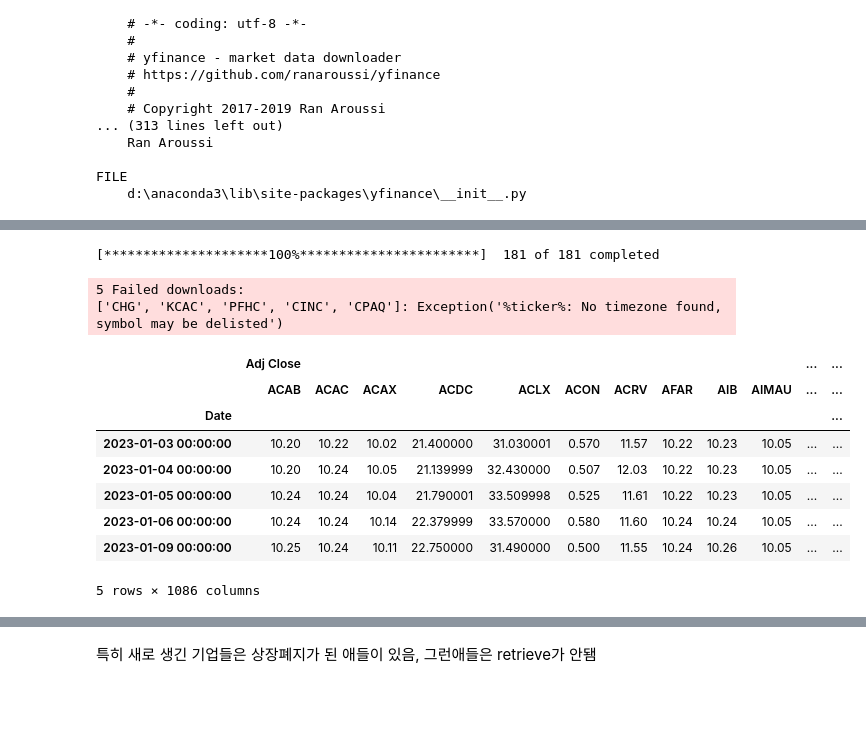
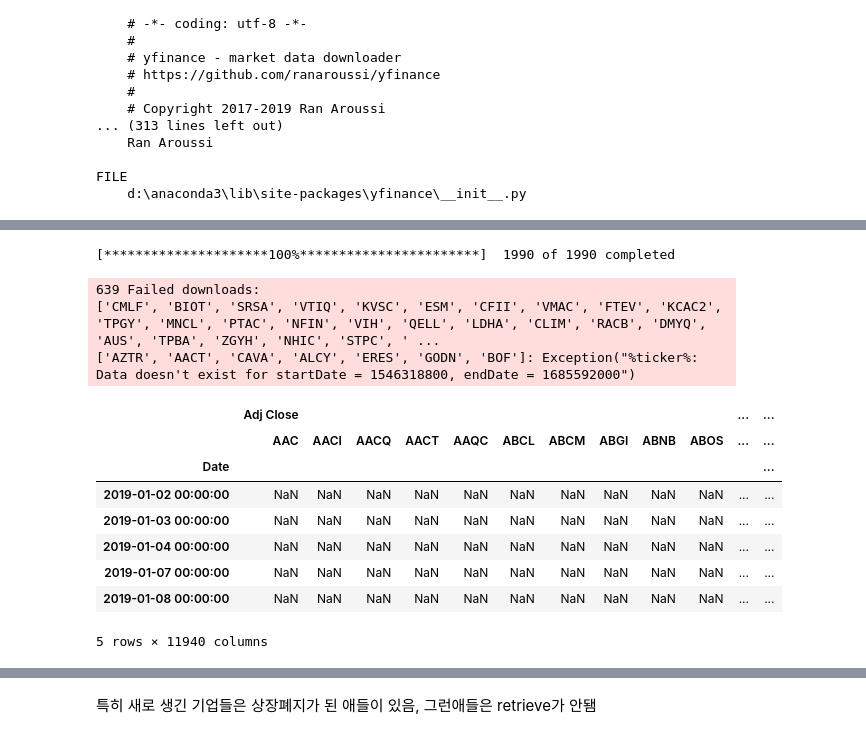
Before and after one commit to iampatricolee18/stock_er, a Jupyter notebook: Data Preparation.ipynb, the cells around one changed output, grey strips where cells are left out. Saved outputs shown, nothing was run; the diff lists cells and outputs as text; code cells hidden in the pictures; blank space fills up the shorter version.

```diff
--- a/Data Preparation.ipynb
+++ b/Data Preparation.ipynb
@@ -77,7 +77,7 @@ DESCRIPTION
 FILE
     d:\anaconda3\lib\site-packages\yfinance\__init__.py
 # %%
-IPO2022 = pd.read_csv("IPO_2022.csv")
+IPO2022 = pd.read_csv("IPO/ipo.csv")
 IPO2022.head()
 # %% [output]
 |  | IPO Date | Symbol | Company Name | IPO Price | Current | Return |
@@ -93,5 +93,6 @@ for t in IPO2022["Symbol"]:
     IPO22_tickers += " " + str(t)
 
 IPO22_tickers = IPO22_tickers[1:]
+IPO22_tickers = set(IPO22_tickers.split())
 IPO22_tickers
 # %% [output]
@@ -99,23 +116,24 @@ IPO22_tickers
 # %%
 # import IPO 2022 stock data
 # Constants
 
-start_date = '2023-01-01'
+start_date = '2019-01-01'
 end_date = '2023-06-01'
 
-IPO22data = yf.download(IPO22_tickers, start_date, end_date)
+IPOdata = yf.download(IPO22_tickers, start_date, end_date)
 
-IPO22data.head()
+IPOdata.head()
 # %% [output]
-[*********************100%***********************]  181 of 181 completed
+[*********************100%***********************]  1990 of 1990 completed
-5 Failed downloads:
-['CHG', 'KCAC', 'PFHC', 'CINC', 'CPAQ']: Exception('%ticker%: No timezone found, symbol may be delisted')
+639 Failed downloads:
+['CMLF', 'BIOT', 'SRSA', 'VTIQ', 'KVSC', 'ESM', 'CFII', 'VMAC', 'FTEV', 'KCAC2', 'TPGY', 'MNCL', 'PTAC', 'NFIN', 'VIH', 'QELL', 'LDHA', 'CLIM', 'RACB', 'DMYQ', 'AUS', 'TPBA', 'ZGYH', 'NHIC', 'STPC', ' ...
+['AZTR', 'AACT', 'CAVA', 'ALCY', 'ERES', 'GODN', 'BOF']: Exception("%ticker%: Data doesn't exist for startDate = 1546318800, endDate = 1685592000")
 |  | Adj Close |  |  |  |  |  |  |  |  |  | ... | ... |
-|  | ACAB | ACAC | ACAX | ACDC | ACLX | ACON | ACRV | AFAR | AIB | AIMAU | ... | ... |
+|  | AAC | AACI | AACQ | AACT | AAQC | ABCL | ABCM | ABGI | ABNB | ABOS | ... | ... |
 | Date |  |  |  |  |  |  |  |  |  |  |  | ... |
-| 2023-01-03 00:00:00 | 10.20 | 10.22 | 10.02 | 21.400000 | 31.030001 | 0.570 | 11.57 | 10.22 | 10.23 | 10.05 | ... | ... |
-| 2023-01-04 00:00:00 | 10.20 | 10.24 | 10.05 | 21.139999 | 32.430000 | 0.507 | 12.03 | 10.22 | 10.23 | 10.05 | ... | ... |
-| 2023-01-05 00:00:00 | 10.24 | 10.24 | 10.04 | 21.790001 | 33.509998 | 0.525 | 11.61 | 10.22 | 10.23 | 10.05 | ... | ... |
-| 2023-01-06 00:00:00 | 10.24 | 10.24 | 10.14 | 22.379999 | 33.570000 | 0.580 | 11.60 | 10.24 | 10.24 | 10.05 | ... | ... |
-| 2023-01-09 00:00:00 | 10.25 | 10.24 | 10.11 | 22.750000 | 31.490000 | 0.500 | 11.55 | 10.24 | 10.26 | 10.05 | ... | ... |
+| 2019-01-02 00:00:00 | NaN | NaN | NaN | NaN | NaN | NaN | NaN | NaN | NaN | NaN | ... | ... |
+| 2019-01-03 00:00:00 | NaN | NaN | NaN | NaN | NaN | NaN | NaN | NaN | NaN | NaN | ... | ... |
+| 2019-01-04 00:00:00 | NaN | NaN | NaN | NaN | NaN | NaN | NaN | NaN | NaN | NaN | ... | ... |
+| 2019-01-07 00:00:00 | NaN | NaN | NaN | NaN | NaN | NaN | NaN | NaN | NaN | NaN | ... | ... |
+| 2019-01-08 00:00:00 | NaN | NaN | NaN | NaN | NaN | NaN | NaN | NaN | NaN | NaN | ... | ... |
-5 rows × 1086 columns
+5 rows × 11940 columns
```
Also changed, not shown: parts of 15 cells of this notebook.
